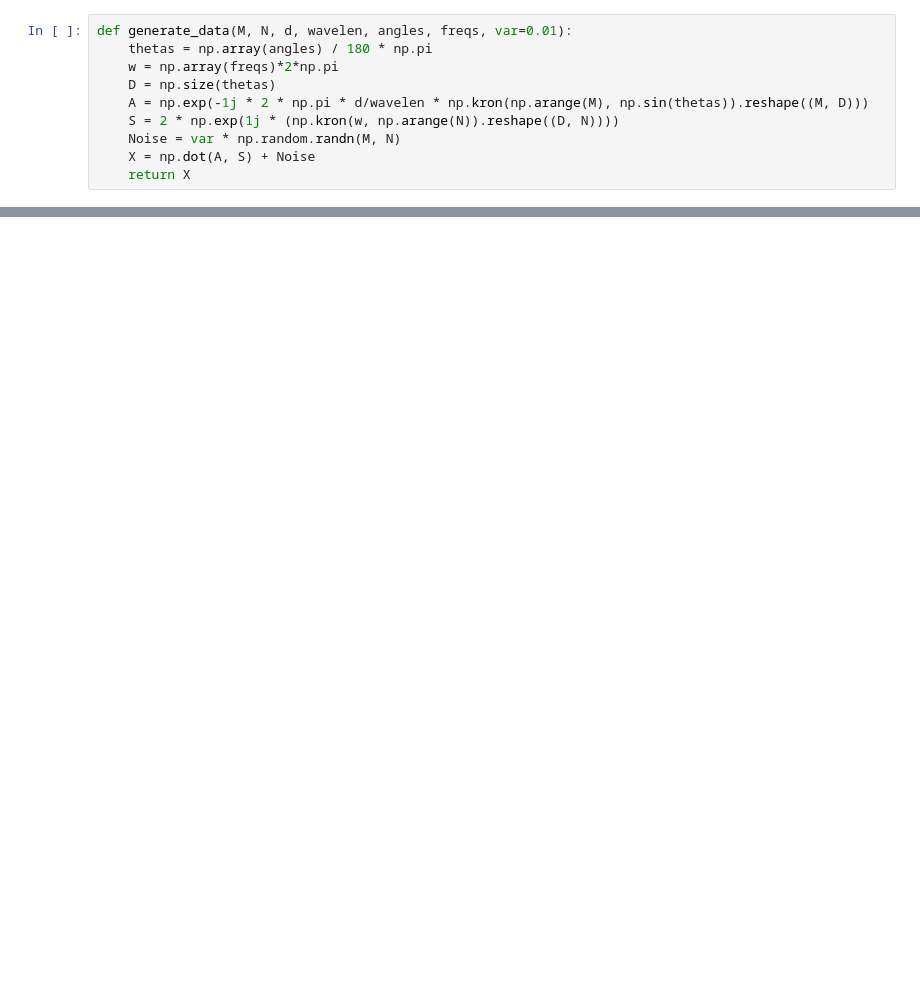
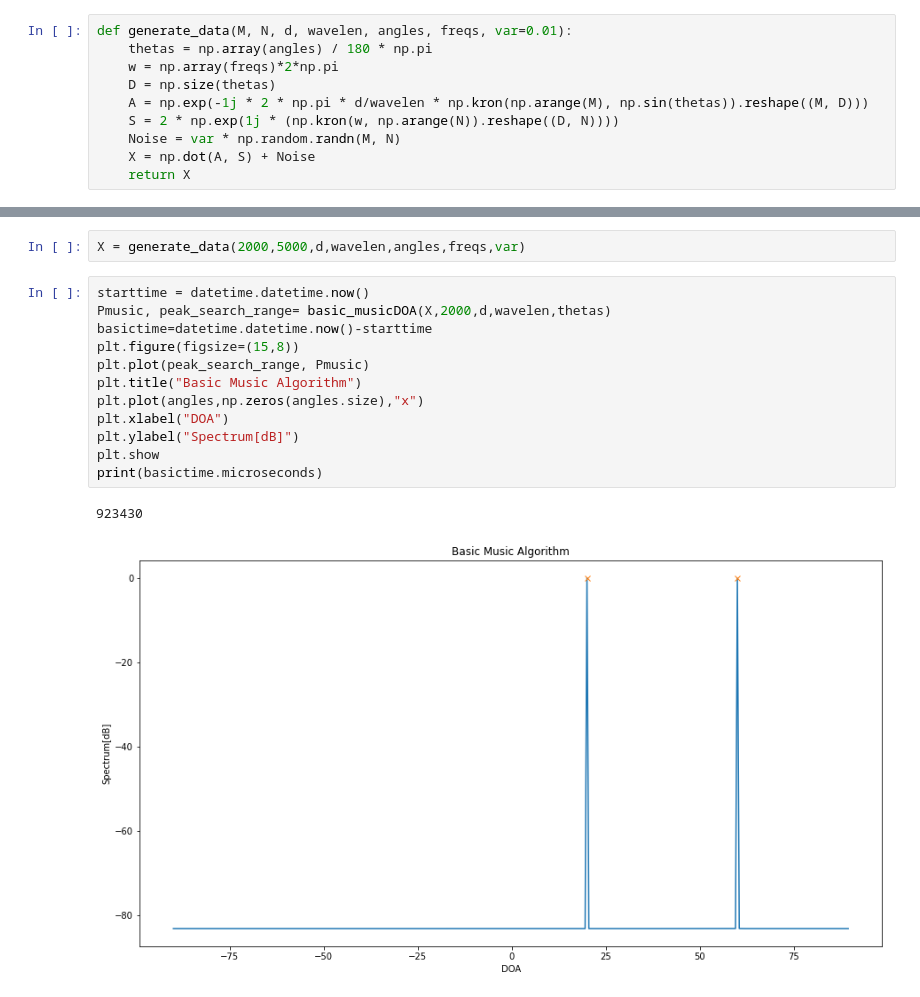
Before and after one commit to rayandaod/MUSIC_for_DOA, a Jupyter notebook: notebooks/Improved_music.ipynb, the cells around one changed output, grey strips where cells are left out. Drawn from its saved outputs; the diff is of its cells as text; blank space fills up the shorter version.

```diff
--- a/notebooks/Improved_music.ipynb
+++ b/notebooks/Improved_music.ipynb
@@ -76,0 +163,17 @@ def musicDOA(X, M, d, wavelen, thetas, L=0, resscale="log", corr="false", ee="fa
+# %%
+X = generate_data(2000,5000,d,wavelen,angles,freqs,var)
+# %%
+starttime = datetime.datetime.now()
+Pmusic, peak_search_range= basic_musicDOA(X,2000,d,wavelen,thetas)
+basictime=datetime.datetime.now()-starttime
+plt.figure(figsize=(15,8))
+plt.plot(peak_search_range, Pmusic)
+plt.title("Basic Music Algorithm")
+plt.plot(angles,np.zeros(angles.size),"x")
+plt.xlabel("DOA")
+plt.ylabel("Spectrum[dB]")
+plt.show
+print(basictime.microseconds)
+# %% [output]
+923430
+[figure, added]
```
Also changed, not shown: parts of 21 cells of this notebook.
